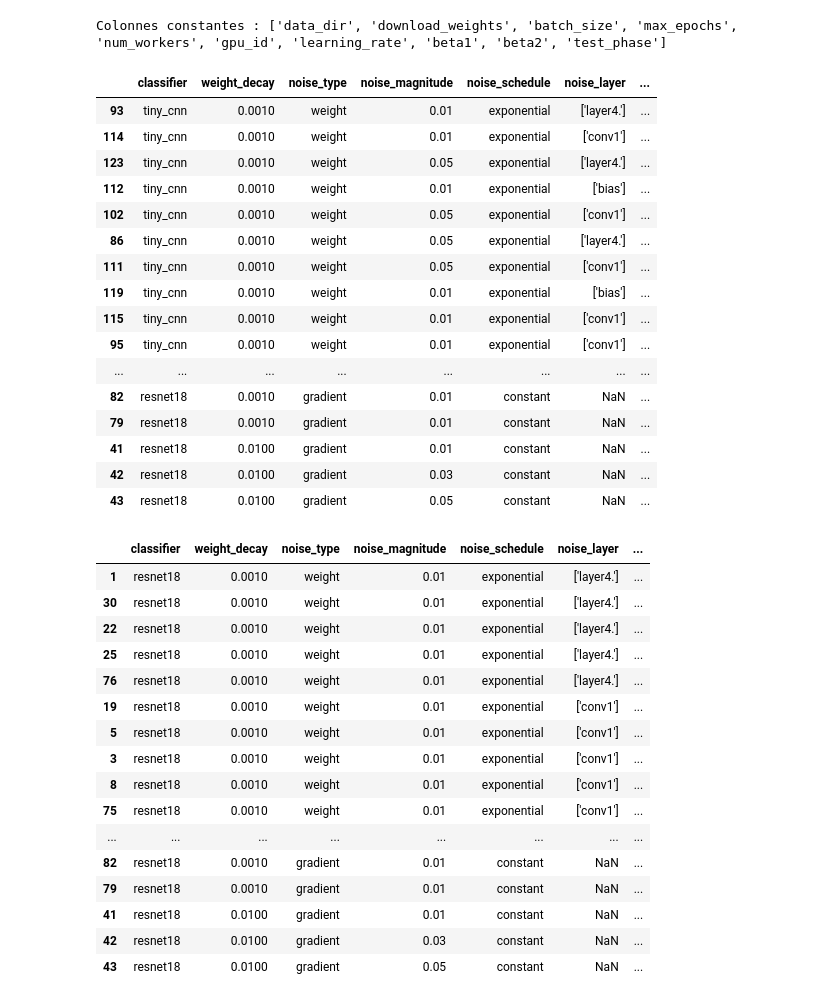
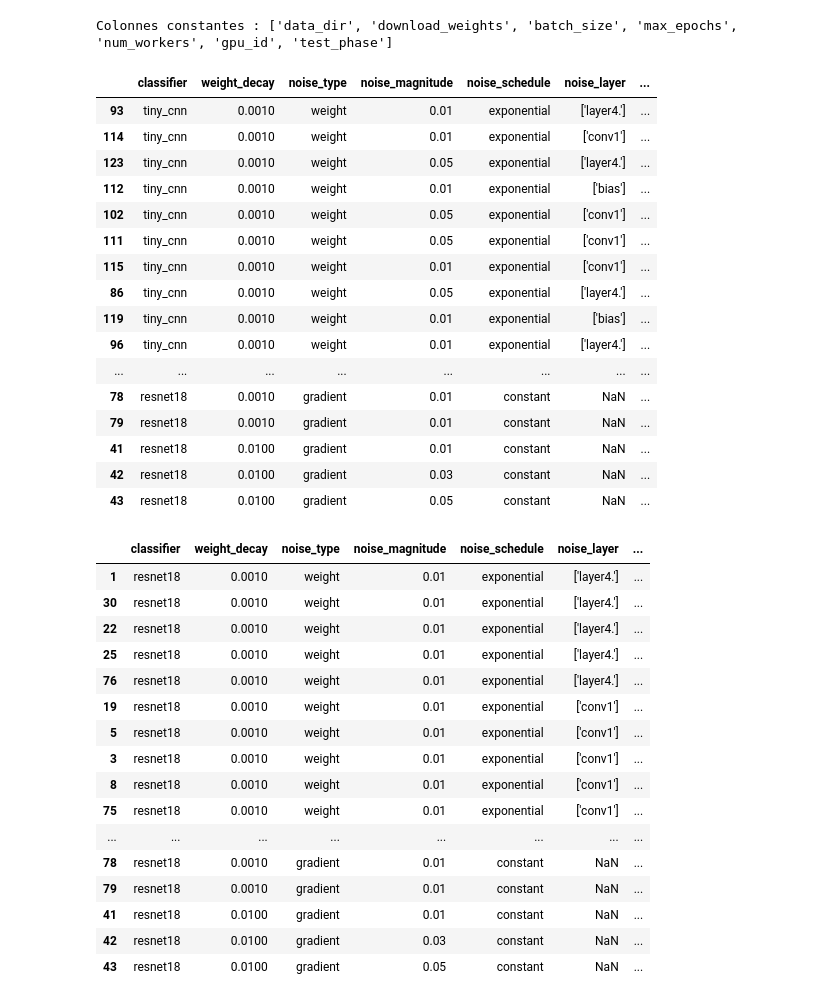
Before and after one commit to AdrienFeillard/OptML_project, a Jupyter notebook: dataframes_experiments.ipynb, the cells around one changed output. Drawn from its saved outputs; the diff is of its cells as text; code cells hidden in the pictures.

```diff
--- a/dataframes_experiments.ipynb
+++ b/dataframes_experiments.ipynb
@@ -6,7 +6,7 @@ import json
 import os
 # %%
 results_dir = "all_experiments"
-sub_files = ["momentumTest", "chatAdamTests/checkpoints", "ScheduleTest_constant", "scheduleTest_all4", "1Test", "05Test", "01Test", "simpleCnnTests", "rdmExp_tests", "adrien", "adri_weights_no_reset", "TestTinyCNN"]
+sub_files = ["momentumTest", "chatAdamTests/checkpoints", "ScheduleTest_constant", "scheduleTest_all4", "1Test", "05Test", "01Test", "simpleCnnTests", "rdmExp_tests", "adrien", "adri_weights_no_reset", "TestTinyCNN", "TestTinyCnnAdam"]
 print(len(sub_files))
 json_dir = [os.path.join(results_dir, sub_file, "metrics") for sub_file in sub_files]
 json_dir += [os.path.join(results_dir, sub_file, "checkpoints/metrics") for sub_file in sub_files]
@@ -139,7 +136,7 @@ for col in df.columns:
 
 print("Colonnes constantes :", constant_cols)
 # %% [output]
-Colonnes constantes : ['data_dir', 'download_weights', 'batch_size', 'max_epochs', 'num_workers', 'gpu_id', 'learning_rate', 'beta1', 'beta2', 'test_phase']
+Colonnes constantes : ['data_dir', 'download_weights', 'batch_size', 'max_epochs', 'num_workers', 'gpu_id', 'test_phase']
 # %%
 sub_df = df.copy()
 sub_df.drop(columns=['data_dir', 'checkpoint_name', 'download_weights', 'model'], inplace=True)
@@ -149,27 +146,27 @@ sub_df.drop(columns=['train_acc', 'val_acc', 'noise_metrics'], inplace=True)
 sub_df
 pass
 # %%
-cols = ['classifier', 'noise_type', 'optimizer','best_val_acc'
+cols = ['classifier', 'noise_type', 'optimizer','last_val_acc'
 ]
 pd.set_option('display.max_columns', None)
 pd.set_option('display.max_rows', None)
 
 df_sorted = sub_df.sort_values(by=cols, ascending=False)
 df_sorted
 # %% [output]
 |  | classifier | weight_decay | noise_type | noise_magnitude | noise_schedule | noise_layer | ... |
 | 93 | tiny_cnn | 0.0010 | weight | 0.01 | exponential | ['layer4.'] | ... |
 | 114 | tiny_cnn | 0.0010 | weight | 0.01 | exponential | ['conv1'] | ... |
 | 123 | tiny_cnn | 0.0010 | weight | 0.05 | exponential | ['layer4.'] | ... |
 | 112 | tiny_cnn | 0.0010 | weight | 0.01 | exponential | ['bias'] | ... |
 | 102 | tiny_cnn | 0.0010 | weight | 0.05 | exponential | ['conv1'] | ... |
+| 111 | tiny_cnn | 0.0010 | weight | 0.05 | exponential | ['conv1'] | ... |
+| 115 | tiny_cnn | 0.0010 | weight | 0.01 | exponential | ['conv1'] | ... |
 | 86 | tiny_cnn | 0.0010 | weight | 0.05 | exponential | ['layer4.'] | ... |
-| 111 | tiny_cnn | 0.0010 | weight | 0.05 | exponential | ['conv1'] | ... |
 | 119 | tiny_cnn | 0.0010 | weight | 0.01 | exponential | ['bias'] | ... |
-| 115 | tiny_cnn | 0.0010 | weight | 0.01 | exponential | ['conv1'] | ... |
-| 95 | tiny_cnn | 0.0010 | weight | 0.01 | exponential | ['conv1'] | ... |
+| 96 | tiny_cnn | 0.0010 | weight | 0.01 | exponential | ['layer4.'] | ... |
 | ... | ... | ... | ... | ... | ... | ... | ... |
-| 82 | resnet18 | 0.0010 | gradient | 0.01 | constant | NaN | ... |
+| 78 | resnet18 | 0.0010 | gradient | 0.01 | constant | NaN | ... |
 | 79 | resnet18 | 0.0010 | gradient | 0.01 | constant | NaN | ... |
 | 41 | resnet18 | 0.0100 | gradient | 0.01 | constant | NaN | ... |
 | 42 | resnet18 | 0.0100 | gradient | 0.03 | constant | NaN | ... |
@@ -195,7 +192,7 @@ df_exp.sort_values(cols, ascending=False)
 | 8 | resnet18 | 0.0010 | weight | 0.01 | exponential | ['conv1'] | ... |
 | 75 | resnet18 | 0.0010 | weight | 0.01 | exponential | ['conv1'] | ... |
 | ... | ... | ... | ... | ... | ... | ... | ... |
-| 82 | resnet18 | 0.0010 | gradient | 0.01 | constant | NaN | ... |
+| 78 | resnet18 | 0.0010 | gradient | 0.01 | constant | NaN | ... |
 | 79 | resnet18 | 0.0010 | gradient | 0.01 | constant | NaN | ... |
 | 41 | resnet18 | 0.0100 | gradient | 0.01 | constant | NaN | ... |
 | 42 | resnet18 | 0.0100 | gradient | 0.03 | constant | NaN | ... |
```
Also changed, not shown: parts of 6 cells of this notebook.
